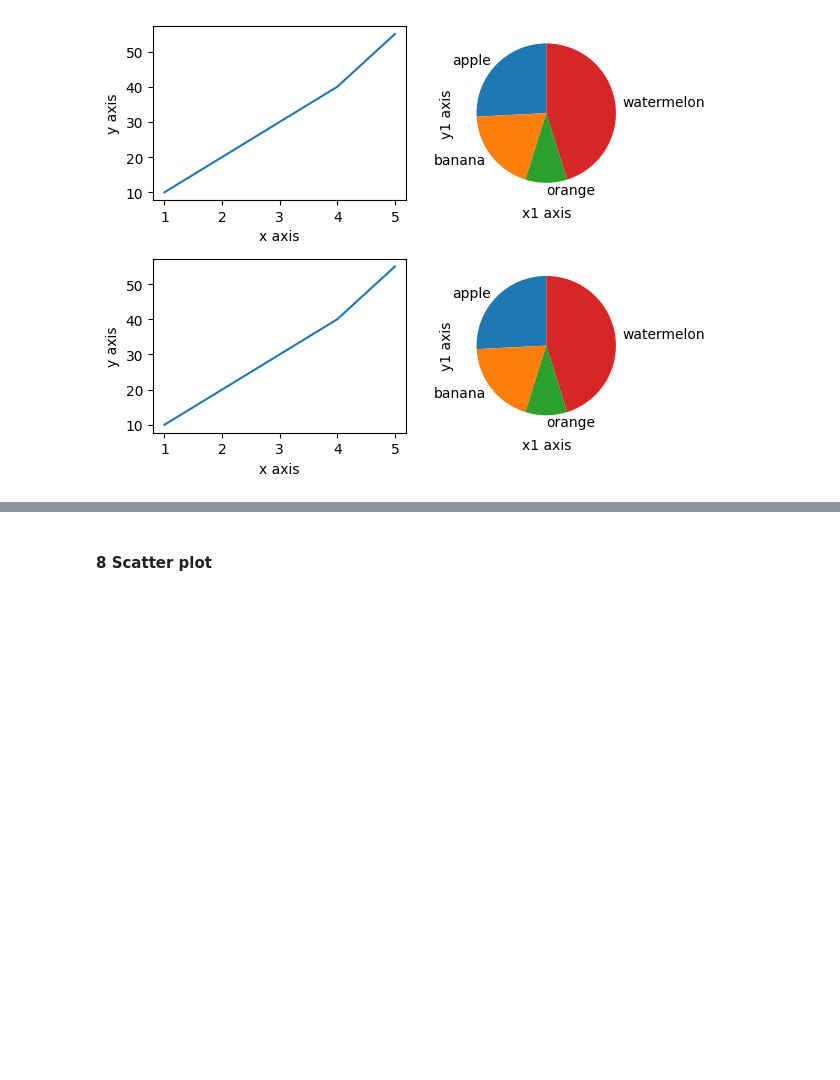
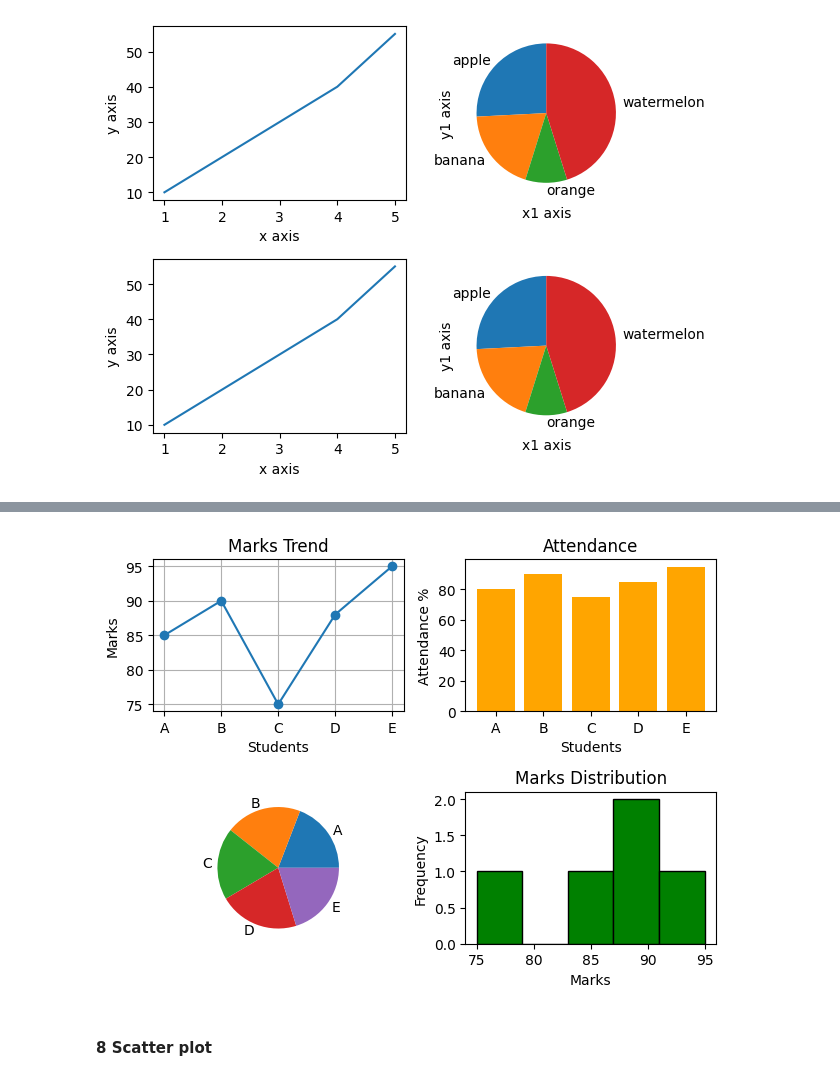
Before and after one commit to rajendra0968jangid/Ds-Arya, a Jupyter notebook: day9.ipynb, the cells around one changed output, grey strips where cells are left out. Drawn from its saved outputs; the diff is of its cells as text; code cells hidden in the pictures; blank space fills up the shorter version.

```diff
--- a/day9.ipynb
+++ b/day9.ipynb
@@ -250,3 +316,43 @@ plt.show()
+# %%
+students = ["A", "B", "C", "D", "E"]
+marks = [85, 90, 75, 88, 95]
+
+attendance = [80, 90, 75, 85, 95]
+
+ages = [18, 19, 18, 20, 19]
+
+fig, ax = plt.subplots(2, 2)
+
+# Line Chart
+ax[0,0].plot(students,marks,marker='o')
+ax[0,0].set_title("Marks Trend")
+ax[0,0].set_xlabel("Students")
+ax[0,0].set_ylabel("Marks")
+ax[0,0].grid(True)
+
+# Bar Chart
+ax[0,1].bar(students,attendance,color="orange")
+ax[0,1].set_title("Attendance")
+ax[0,1].set_xlabel("Students")
+ax[0,1].set_ylabel("Attendance %")
+
+# pie char
+ax[1,0].pie(ages,labels= students)
+
+# Histogram
+ax[1,1].hist(marks,bins=5,color="green",edgecolor="black")
+ax[1,1].set_title("Marks Distribution")
+ax[1,1].set_xlabel("Marks")
+ax[1,1].set_ylabel("Frequency")
+
+plt.tight_layout()
+
+
+# plt.gcf().canvas.get_supported_filetypes()
+plt.savefig("subplot1.pdf")
+plt.show()
+# %% [output]
+[figure, added]
 # %% [markdown]
 #### 8 Scatter plot
 # %% [markdown]
```
Also changed, not shown: parts of 5 cells of this notebook.
